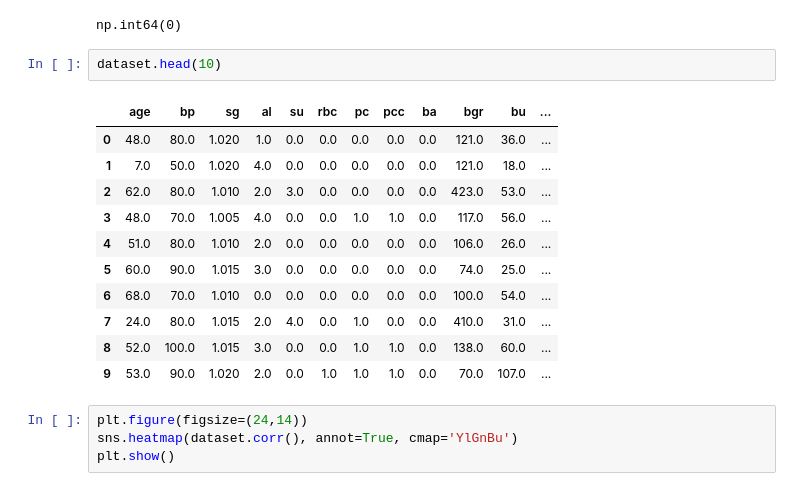
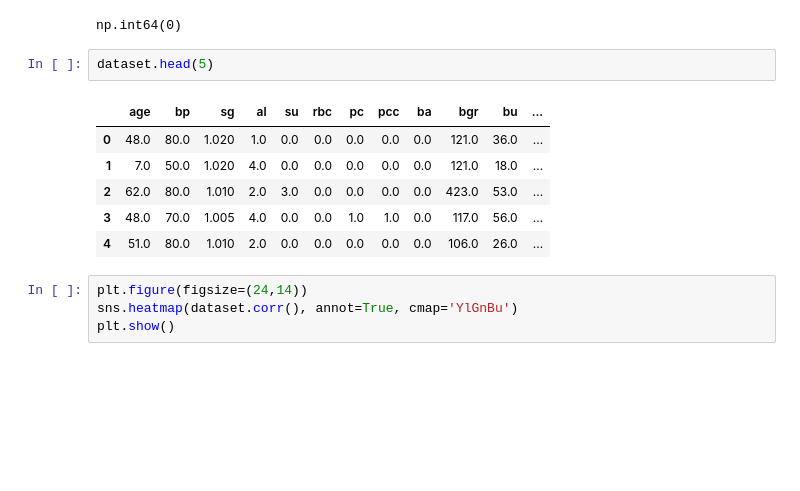
Before and after one commit to ksu-hmi/predict_chroni_KID-dev-, a Jupyter notebook: kidneydisease.ipynb, the cells around one changed output. Cells and saved outputs as stored; diff of their text form; blank space fills up the shorter version.

```diff
--- a/kidneydisease.ipynb
+++ b/kidneydisease.ipynb
@@ -365,19 +365,14 @@ dataset.isnull().any().sum()
 # %% [output]
 np.int64(0)
 # %%
-dataset.head(10)
+dataset.head(5)
 # %% [output]
 |  | age | bp | sg | al | su | rbc | pc | pcc | ba | bgr | bu | ... |
 | 0 | 48.0 | 80.0 | 1.020 | 1.0 | 0.0 | 0.0 | 0.0 | 0.0 | 0.0 | 121.0 | 36.0 | ... |
 | 1 | 7.0 | 50.0 | 1.020 | 4.0 | 0.0 | 0.0 | 0.0 | 0.0 | 0.0 | 121.0 | 18.0 | ... |
 | 2 | 62.0 | 80.0 | 1.010 | 2.0 | 3.0 | 0.0 | 0.0 | 0.0 | 0.0 | 423.0 | 53.0 | ... |
 | 3 | 48.0 | 70.0 | 1.005 | 4.0 | 0.0 | 0.0 | 1.0 | 1.0 | 0.0 | 117.0 | 56.0 | ... |
 | 4 | 51.0 | 80.0 | 1.010 | 2.0 | 0.0 | 0.0 | 0.0 | 0.0 | 0.0 | 106.0 | 26.0 | ... |
-| 5 | 60.0 | 90.0 | 1.015 | 3.0 | 0.0 | 0.0 | 0.0 | 0.0 | 0.0 | 74.0 | 25.0 | ... |
-| 6 | 68.0 | 70.0 | 1.010 | 0.0 | 0.0 | 0.0 | 0.0 | 0.0 | 0.0 | 100.0 | 54.0 | ... |
-| 7 | 24.0 | 80.0 | 1.015 | 2.0 | 4.0 | 0.0 | 1.0 | 0.0 | 0.0 | 410.0 | 31.0 | ... |
-| 8 | 52.0 | 100.0 | 1.015 | 3.0 | 0.0 | 0.0 | 1.0 | 1.0 | 0.0 | 138.0 | 60.0 | ... |
-| 9 | 53.0 | 90.0 | 1.020 | 2.0 | 0.0 | 1.0 | 1.0 | 1.0 | 0.0 | 70.0 | 107.0 | ... |
 # %%
 plt.figure(figsize=(24,14))
 sns.heatmap(dataset.corr(), annot=True, cmap='YlGnBu')
```
